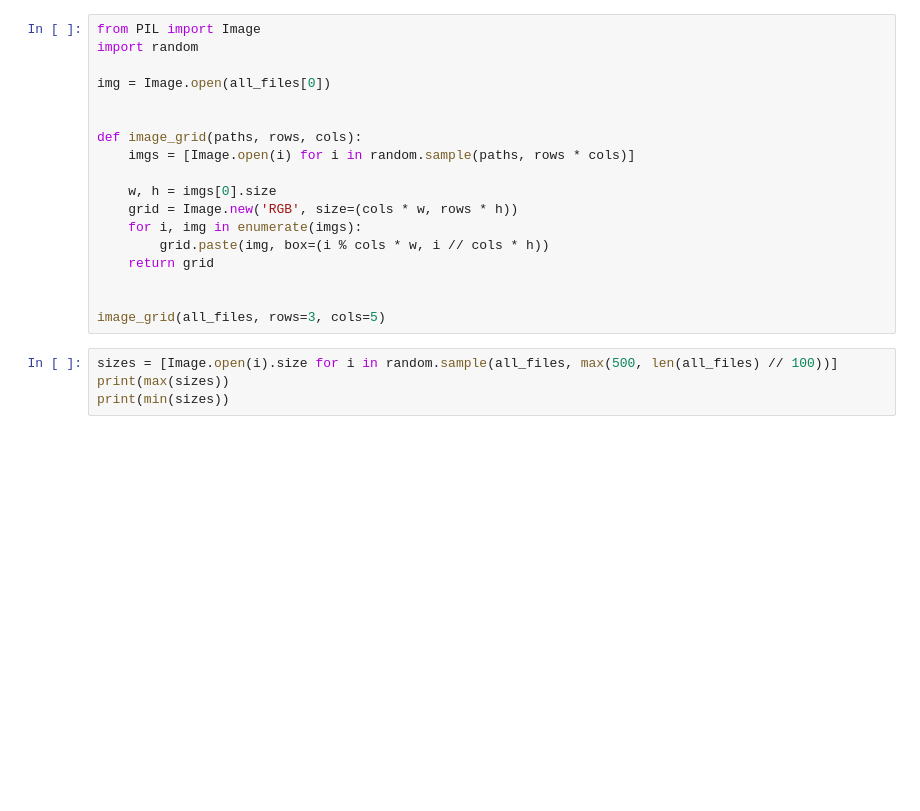
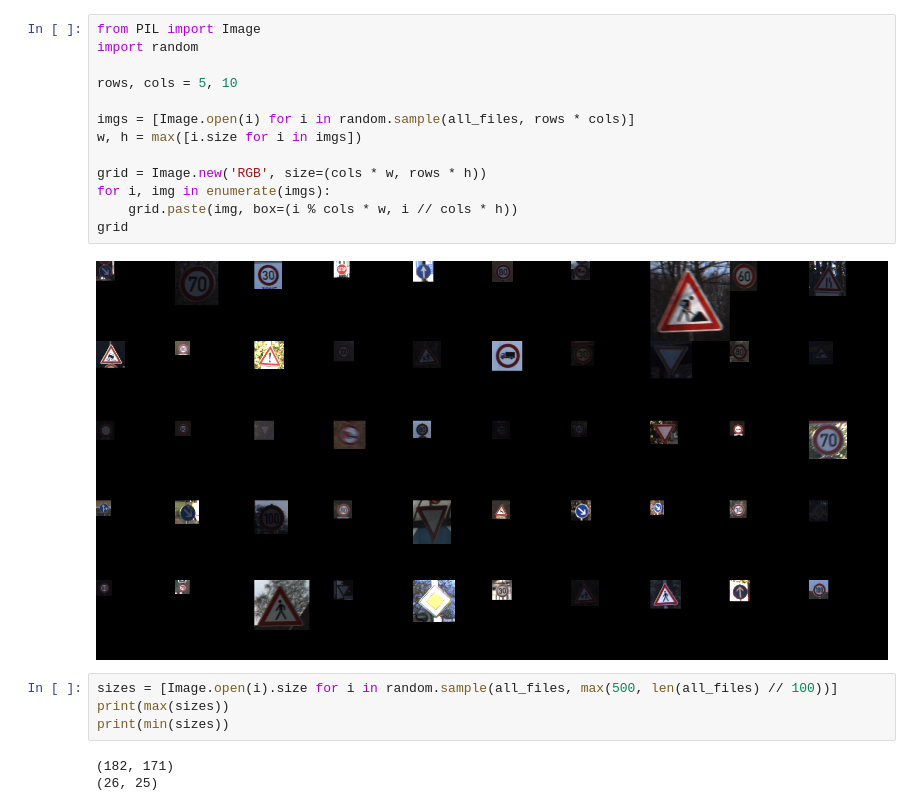
Before and after one commit to ptrkhh/gtsrb, a Jupyter notebook: gtsrb.ipynb, the cells around one changed output. Drawn from its saved outputs; the diff is of its cells as text; blank space fills up the shorter version.

```diff
--- a/gtsrb.ipynb
+++ b/gtsrb.ipynb
@@ -23,25 +36,25 @@ all_files[:10]
 # %%
 from PIL import Image
 import random
 
-img = Image.open(all_files[0])
+rows, cols = 5, 10
 
+imgs = [Image.open(i) for i in random.sample(all_files, rows * cols)]
+w, h = max([i.size for i in imgs])
 
-def image_grid(paths, rows, cols):
-    imgs = [Image.open(i) for i in random.sample(paths, rows * cols)]
-
-    w, h = imgs[0].size
-    grid = Image.new('RGB', size=(cols * w, rows * h))
-    for i, img in enumerate(imgs):
-        grid.paste(img, box=(i % cols * w, i // cols * h))
-    return grid
-
-
-image_grid(all_files, rows=3, cols=5)
+grid = Image.new('RGB', size=(cols * w, rows * h))
+for i, img in enumerate(imgs):
+    grid.paste(img, box=(i % cols * w, i // cols * h))
+grid
+# %% [output]
+[figure, added]
 # %%
 sizes = [Image.open(i).size for i in random.sample(all_files, max(500, len(all_files) // 100))]
 print(max(sizes))
 print(min(sizes))
+# %% [output]
+(182, 171)
+(26, 25)
 # %%
 import polars as pl
 
```
Also changed, not shown: parts of 11 cells of this notebook.
